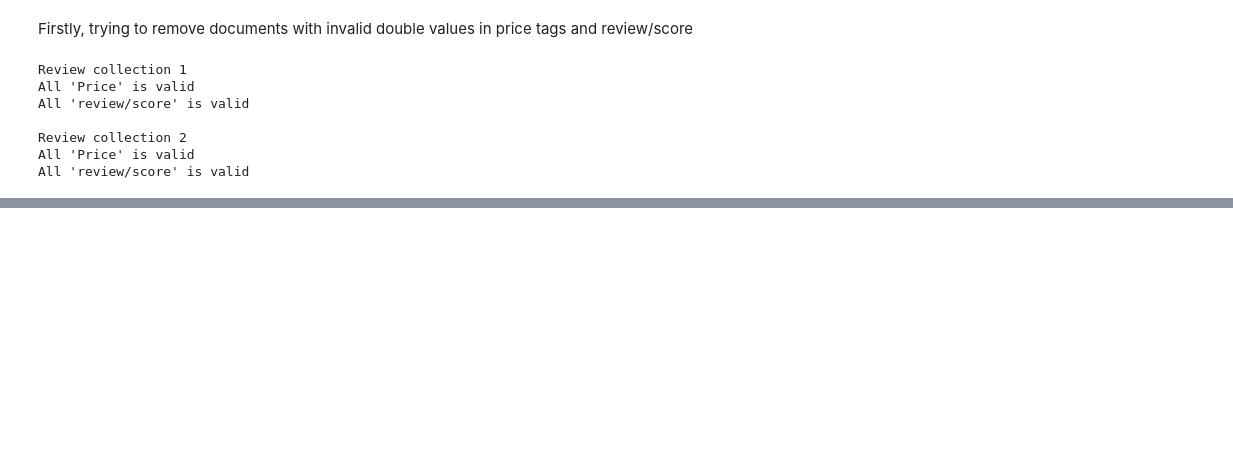
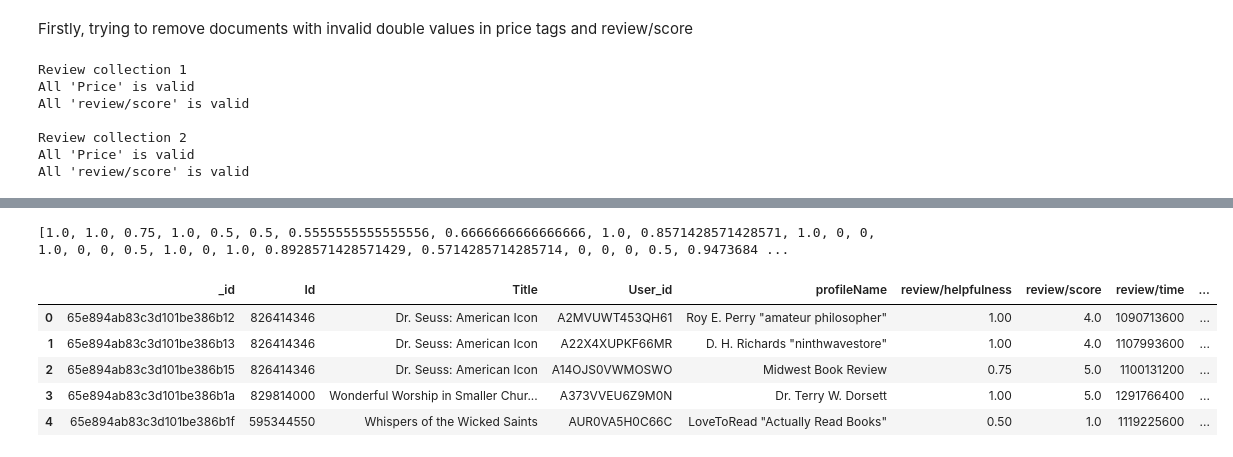
Before and after one commit to ngthiennhan2002/Amazon-Books_Reviews, a Jupyter notebook: amazon_books_reviews.ipynb, the cells around one changed output, grey strips where cells are left out. Saved outputs shown, nothing was run; the diff lists cells and outputs as text; code cells hidden in the pictures; blank space fills up the shorter version.

Commit message:
Complete Encoding Data and Number Conversion

```diff
--- a/amazon_books_reviews.ipynb
+++ b/amazon_books_reviews.ipynb
@@ -528,3 +591,7 @@ NameError: name 'removing_duplicated_reviews' is not defined
 # %%
 # Combine two df_review_1 and df_review_2
-# df_review = pd.concat([df_review_1, df_review_2])
+total_review = total_review_1 + total_review_2
+with tqdm(total=total_review, desc='Combining 2 review collections') as pbar:
+    df_review = pd.concat([df_review_1, df_review_2])
+    pbar.update(len(df_review))
+    pbar.close()
@@ -606,0 +723,44 @@ print(dfcategories)
+# %%
+def convert_to_fraction(value):
+    '''
+    This functions convert a string type to a fraction if possible
+
+    Args:
+    value -- the input value to be converted
+
+    Returns:
+    output -- the float number of the input
+    '''
+    if value.endswith('/0'):
+        return 0  # In case the string ends with '/0' => return 0
+
+    try:
+        # Convert to a Fraction type then return the converted value
+        output = float(Fraction(value))
+        return output
+
+    except ValueError:
+        # In case the string is not a fraction => return -1
+        return -1
+# %%
+# Convert the 'review/helpfulness' column into float type
+review_helpfulness_new_list = list()
+
+for review_helpfulness in df_review["review/helpfulness"]:
+    converted_value = convert_to_fraction(review_helpfulness)
+    review_helpfulness_new_list.append(converted_value)
+
+print(review_helpfulness_new_list[:100])
+# %% [output]
+[1.0, 1.0, 0.75, 1.0, 0.5, 0.5, 0.5555555555555556, 0.6666666666666666, 1.0, 0.8571428571428571, 1.0, 0, 0, 1.0, 0, 0, 0.5, 1.0, 0, 1.0, 0.8928571428571429, 0.5714285714285714, 0, 0, 0, 0.5, 0.9473684 ...
+# %%
+df_review['review/helpfulness'] = review_helpfulness_new_list
+# %%
+df_review.head(5)
+# %% [output]
+|  | _id | Id | Title | User_id | profileName | review/helpfulness | review/score | review/time | ... |
+| 0 | 65e894ab83c3d101be386b12 | 826414346 | Dr. Seuss: American Icon | A2MVUWT453QH61 | Roy E. Perry "amateur philosopher" | 1.00 | 4.0 | 1090713600 | ... |
+| 1 | 65e894ab83c3d101be386b13 | 826414346 | Dr. Seuss: American Icon | A22X4XUPKF66MR | D. H. Richards "ninthwavestore" | 1.00 | 4.0 | 1107993600 | ... |
+| 2 | 65e894ab83c3d101be386b15 | 826414346 | Dr. Seuss: American Icon | A14OJS0VWMOSWO | Midwest Book Review | 0.75 | 5.0 | 1100131200 | ... |
+| 3 | 65e894ab83c3d101be386b1a | 829814000 | Wonderful Worship in Smaller Chur... | A373VVEU6Z9M0N | Dr. Terry W. Dorsett | 1.00 | 5.0 | 1291766400 | ... |
+| 4 | 65e894ab83c3d101be386b1f | 595344550 | Whispers of the Wicked Saints | AUR0VA5H0C66C | LoveToRead "Actually Read Books" | 0.50 | 1.0 | 1119225600 | ... |
```
Also changed, not shown: parts of 32 cells of this notebook, 1 other file.
